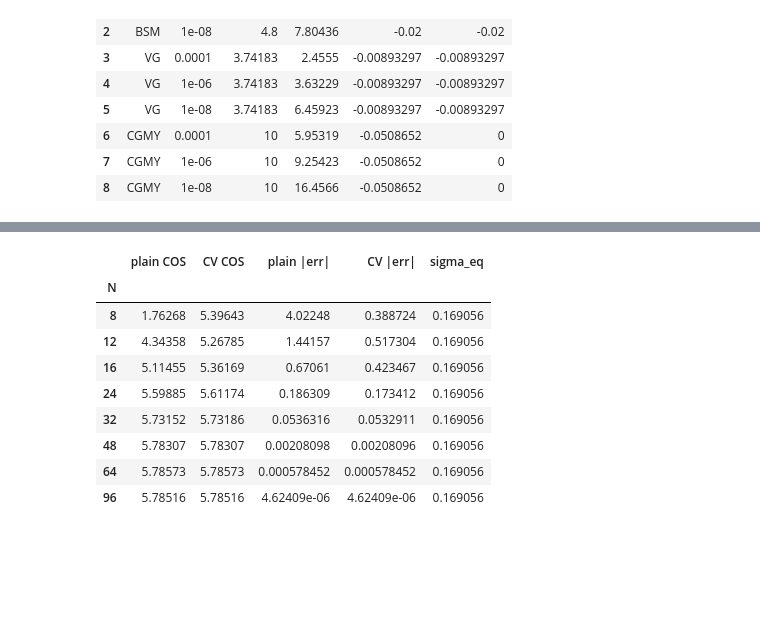
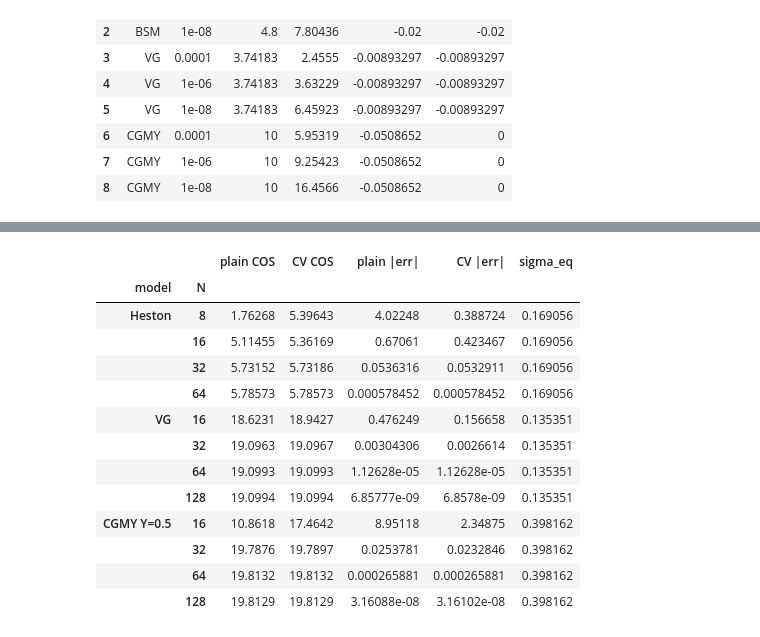
Before and after one commit to ee2625/fourier-cosine-option-pricing, a Jupyter notebook: notebooks/tests.ipynb, the cells around one changed output, grey strips where cells are left out. Drawn from its saved outputs; the diff is of its cells as text; code cells hidden in the pictures; blank space fills up the shorter version.

Commit message:
Extend BS control variate to Levy models

```diff
--- a/notebooks/tests.ipynb
+++ b/notebooks/tests.ipynb
@@ -1271,40 +1269,63 @@ The table below shows the effect for the Heston Table 4 benchmark.  The control
 # %%
-from cos_pricing import HestonCOSPricer
+from cos_pricing import HestonCOSPricer, VgModel, CgmyModel
 
 heston_cv = HestonCOSPricer(
     S0=100.0,
     v0=PAPER["sigma"],
     lam=PAPER["mr"],
     eta=PAPER["vov"],
     ubar=PAPER["theta"],
     rho=PAPER["rho"],
     r=PAPER["intr"],
     q=PAPER["divr"],
 )
+vg_cv = VgModel(sigma=0.12, theta=-0.14, nu=0.2, intr=0.1, divr=0.0)
+cgmy_cv = CgmyModel(C=1.0, G=5.0, M=5.0, Y=0.5, intr=0.1, divr=0.0)
+
+cv_specs = [
+    ("Heston", [8, 16, 32, 64], REFS[1.0],
+     lambda N: heston_cv.price_call(100.0, 1.0, N=N),
+     lambda N: heston_cv.price_call_cv(100.0, 1.0, N=N),
+     lambda: heston_cv.equivalent_bsm_vol(1.0)),
+    ("VG", [16, 32, 64, 128], 19.099354724,
+     lambda N: vg_cv.price(90.0, 100.0, 1.0, cp=1, n_cos=N),
+     lambda N: vg_cv.price_cv(90.0, 100.0, 1.0, cp=1, n_cos=N),
+     lambda: vg_cv.equivalent_bsm_vol(1.0)),
+    ("CGMY Y=0.5", [16, 32, 64, 128], 19.8129488424,
+     lambda N: cgmy_cv.price(100.0, 100.0, 1.0, cp=1, n_cos=N),
+     lambda N: cgmy_cv.price_cv(100.0, 100.0, 1.0, cp=1, n_cos=N),
+     lambda: cgmy_cv.equivalent_bsm_vol(1.0)),
+]
 
 cv_rows = []
-for N in [8, 12, 16, 24, 32, 48, 64, 96]:
-    plain = heston_cv.price_call(100.0, 1.0, N=N)
-    cv = heston_cv.price_call_cv(100.0, 1.0, N=N)
-    cv_rows.append({
-        "N": N,
-        "plain COS": plain,
-        "CV COS": cv,
-        "plain |err|": abs(plain - REFS[1.0]),
-        "CV |err|": abs(cv - REFS[1.0]),
-        "sigma_eq": heston_cv.equivalent_bsm_vol(1.0),
-    })
+for name, n_list, ref, plain_fn, cv_fn, vol_fn in cv_specs:
+    for N in n_list:
+        plain = plain_fn(N)
+        cv = cv_fn(N)
+        cv_rows.append({
+            "model": name,
+            "N": N,
+            "plain COS": plain,
+            "CV COS": cv,
+            "plain |err|": abs(plain - ref),
+            "CV |err|": abs(cv - ref),
+            "sigma_eq": vol_fn(),
+        })
 
-df_heston_cv = pd.DataFrame(cv_rows).set_index("N")
-display_error_table(df_heston_cv)
+df_cv = pd.DataFrame(cv_rows).set_index(["model", "N"])
+display_error_table(df_cv)
 # %% [output]
-|  | plain COS | CV COS | plain |err| | CV |err| | sigma_eq |
-| N |  |  |  |  |  |
-| 8 | 1.76268 | 5.39643 | 4.02248 | 0.388724 | 0.169056 |
-| 12 | 4.34358 | 5.26785 | 1.44157 | 0.517304 | 0.169056 |
-| 16 | 5.11455 | 5.36169 | 0.67061 | 0.423467 | 0.169056 |
-| 24 | 5.59885 | 5.61174 | 0.186309 | 0.173412 | 0.169056 |
-| 32 | 5.73152 | 5.73186 | 0.0536316 | 0.0532911 | 0.169056 |
-| 48 | 5.78307 | 5.78307 | 0.00208098 | 0.00208096 | 0.169056 |
-| 64 | 5.78573 | 5.78573 | 0.000578452 | 0.000578452 | 0.169056 |
-| 96 | 5.78516 | 5.78516 | 4.62409e-06 | 4.62409e-06 | 0.169056 |
+|  |  | plain COS | CV COS | plain |err| | CV |err| | sigma_eq |
+| model | N |  |  |  |  |  |
+| Heston | 8 | 1.76268 | 5.39643 | 4.02248 | 0.388724 | 0.169056 |
+|  | 16 | 5.11455 | 5.36169 | 0.67061 | 0.423467 | 0.169056 |
+|  | 32 | 5.73152 | 5.73186 | 0.0536316 | 0.0532911 | 0.169056 |
+|  | 64 | 5.78573 | 5.78573 | 0.000578452 | 0.000578452 | 0.169056 |
+| VG | 16 | 18.6231 | 18.9427 | 0.476249 | 0.156658 | 0.135351 |
+|  | 32 | 19.0963 | 19.0967 | 0.00304306 | 0.0026614 | 0.135351 |
+|  | 64 | 19.0993 | 19.0993 | 1.12628e-05 | 1.12628e-05 | 0.135351 |
+|  | 128 | 19.0994 | 19.0994 | 6.85777e-09 | 6.8578e-09 | 0.135351 |
+| CGMY Y=0.5 | 16 | 10.8618 | 17.4642 | 8.95118 | 2.34875 | 0.398162 |
+|  | 32 | 19.7876 | 19.7897 | 0.0253781 | 0.0232846 | 0.398162 |
+|  | 64 | 19.8132 | 19.8132 | 0.000265881 | 0.000265881 | 0.398162 |
+|  | 128 | 19.8129 | 19.8129 | 3.16088e-08 | 3.16102e-08 | 0.398162 |
```
Also changed, not shown: parts of 6 cells of this notebook, 12 other files.
